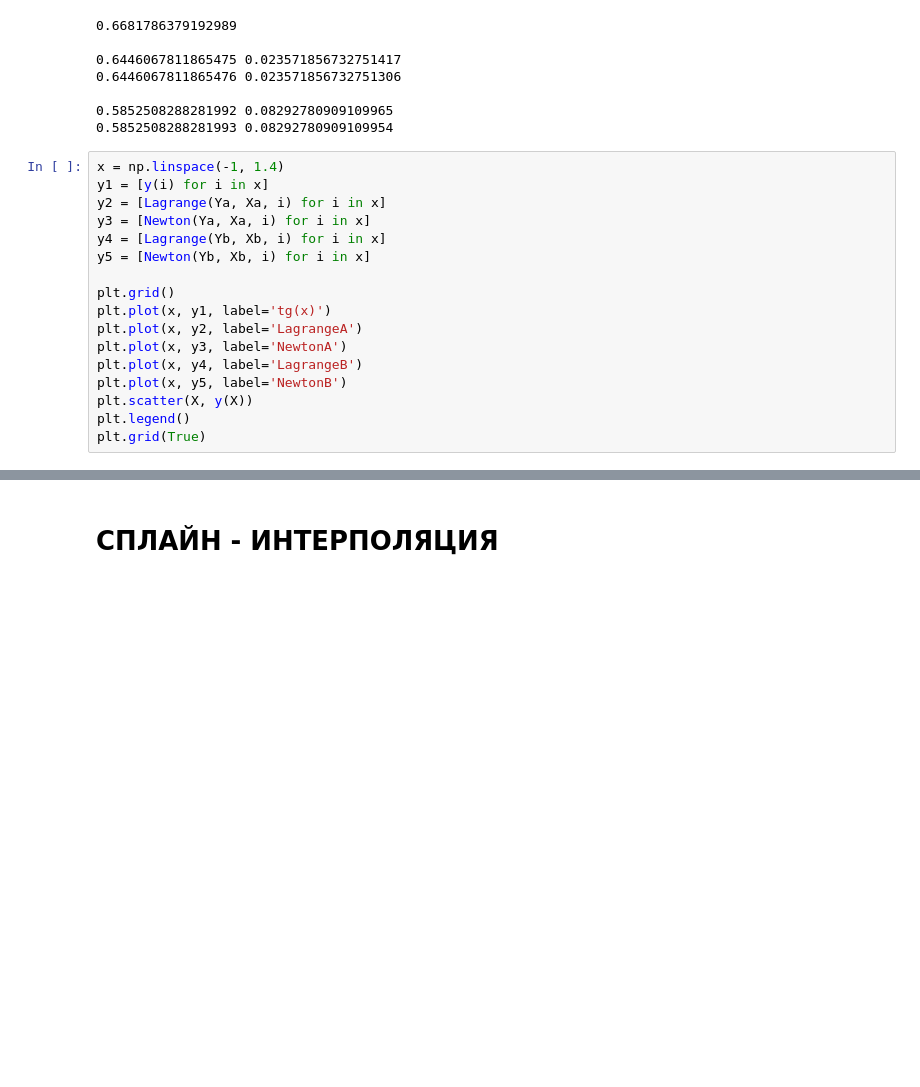
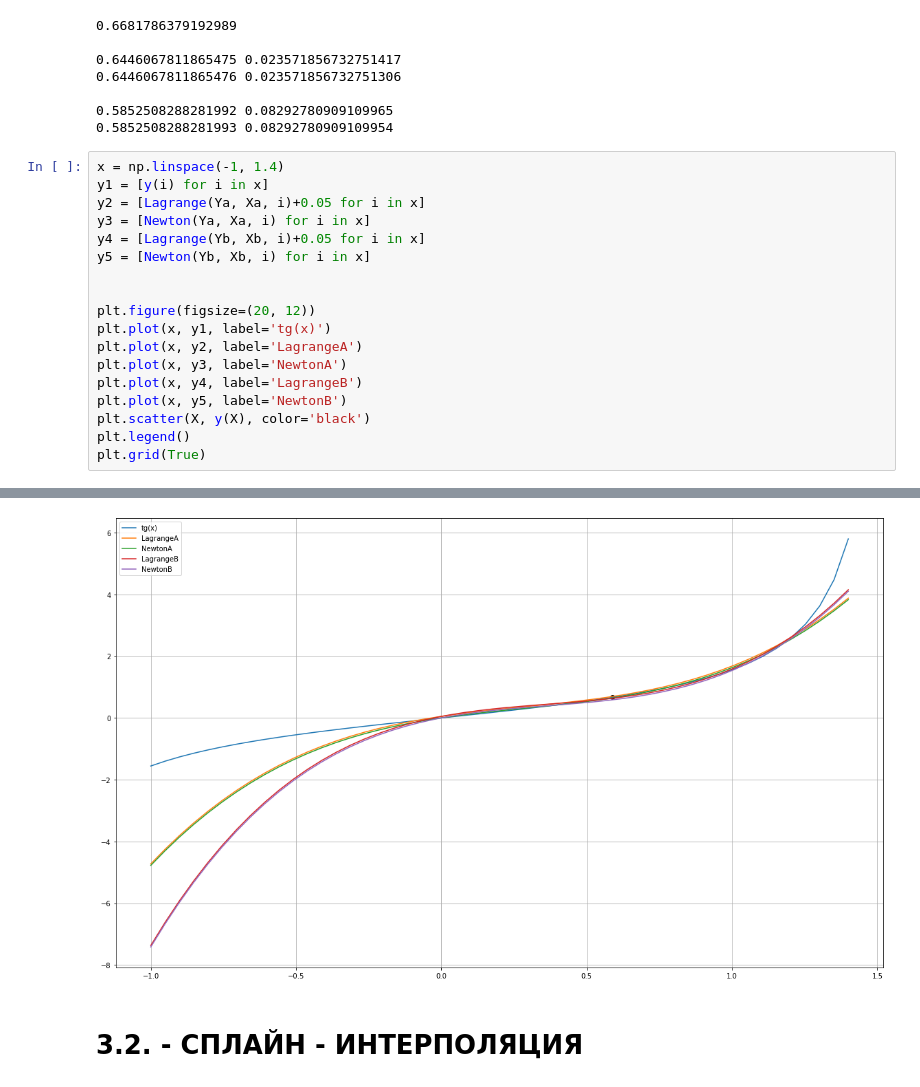
Before and after one commit to egordionok/NumericalMethods, a Jupyter notebook: Lab3/Untitled.ipynb, the cells around one changed output, grey strips where cells are left out. Cells and saved outputs as stored; diff of their text form; blank space fills up the shorter version.

```diff
--- a/Lab3/Untitled.ipynb
+++ b/Lab3/Untitled.ipynb
@@ -86,18 +87,19 @@ print(Newton(Yb, Xb, X), error_rate(y, lambda x: Newton(Yb, Xb, x), X))
 # %%
 x = np.linspace(-1, 1.4)
 y1 = [y(i) for i in x]
-y2 = [Lagrange(Ya, Xa, i) for i in x]
+y2 = [Lagrange(Ya, Xa, i)+0.05 for i in x]
 y3 = [Newton(Ya, Xa, i) for i in x]
-y4 = [Lagrange(Yb, Xb, i) for i in x]
+y4 = [Lagrange(Yb, Xb, i)+0.05 for i in x]
 y5 = [Newton(Yb, Xb, i) for i in x]
 
-plt.grid()
+
+plt.figure(figsize=(20, 12))
 plt.plot(x, y1, label='tg(x)')
 plt.plot(x, y2, label='LagrangeA')
 plt.plot(x, y3, label='NewtonA')
 plt.plot(x, y4, label='LagrangeB')
 plt.plot(x, y5, label='NewtonB')
-plt.scatter(X, y(X))
+plt.scatter(X, y(X), color='black')
 plt.legend()
 plt.grid(True)
 # %% [output]
@@ -106,5 +106,6 @@ plt.grid(True)
+[figure, added]
 # %% [markdown]
-# СПЛАЙН - ИНТЕРПОЛЯЦИЯ
+# 3.2. - СПЛАЙН - ИНТЕРПОЛЯЦИЯ
 # %%
 def Progonka(arr) -> list:
     A = [[arr[i][j] for j in range(len(arr[i]))] for i in range(len(arr))]
```
Also changed, not shown: parts of 6 cells of this notebook.
